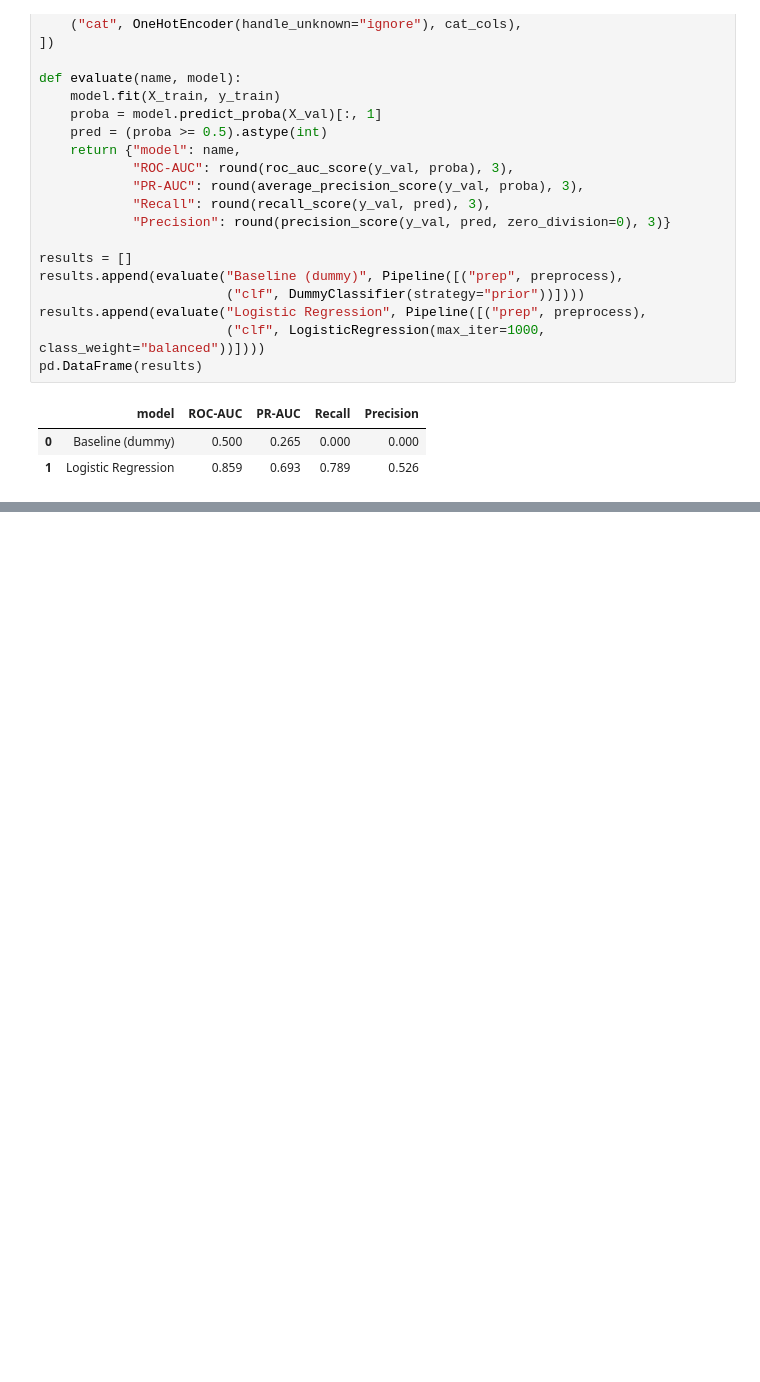
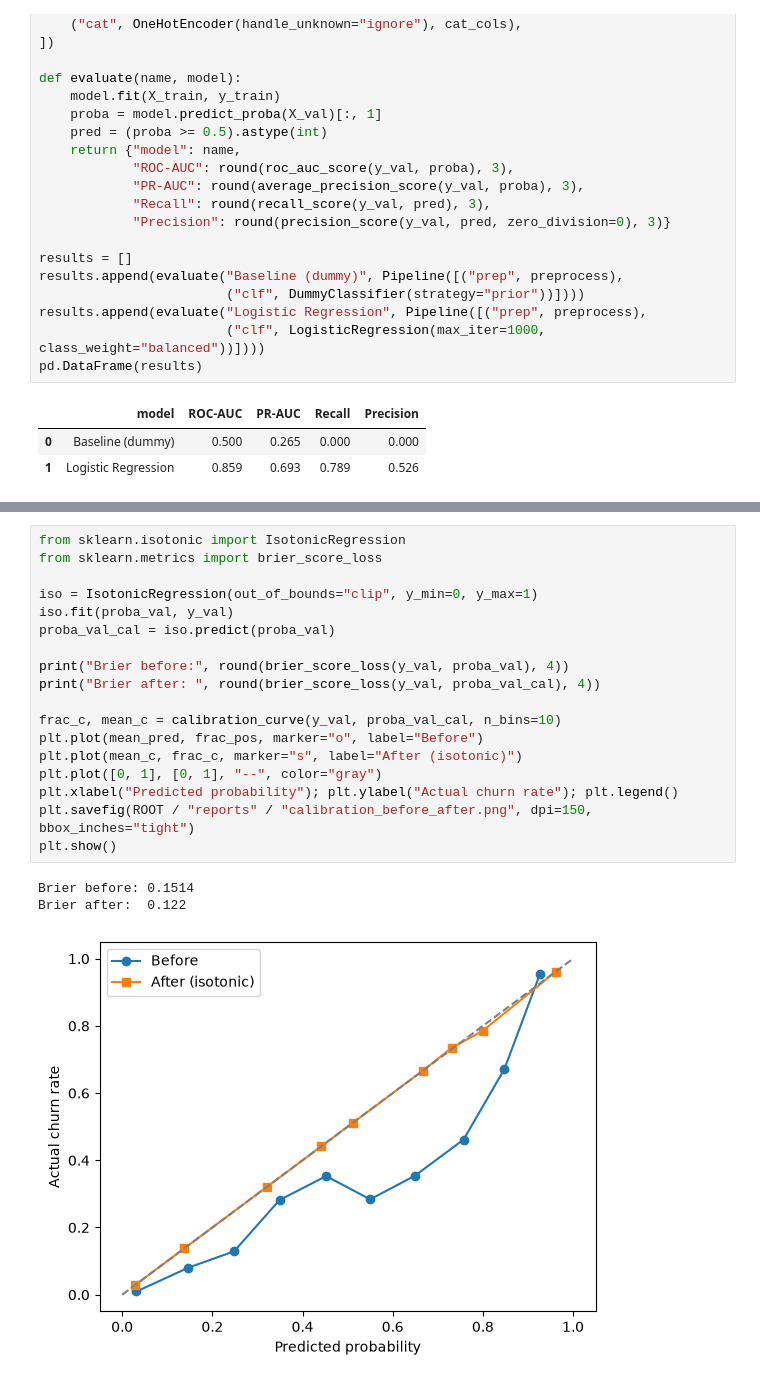
Before and after one commit to saragirl2003/customer-churn-retention, a Jupyter notebook: notebooks/06_modeling.ipynb, the cells around one changed output, grey strips where cells are left out. Saved outputs shown, nothing was run; the diff lists cells and outputs as text; blank space fills up the shorter version.

```diff
--- a/notebooks/06_modeling.ipynb
+++ b/notebooks/06_modeling.ipynb
@@ -61,0 +161,22 @@ pd.DataFrame(results)
+# %%
+from sklearn.isotonic import IsotonicRegression
+from sklearn.metrics import brier_score_loss
+
+iso = IsotonicRegression(out_of_bounds="clip", y_min=0, y_max=1)
+iso.fit(proba_val, y_val)
+proba_val_cal = iso.predict(proba_val)
+
+print("Brier before:", round(brier_score_loss(y_val, proba_val), 4))
+print("Brier after: ", round(brier_score_loss(y_val, proba_val_cal), 4))
+
+frac_c, mean_c = calibration_curve(y_val, proba_val_cal, n_bins=10)
+plt.plot(mean_pred, frac_pos, marker="o", label="Before")
+plt.plot(mean_c, frac_c, marker="s", label="After (isotonic)")
+plt.plot([0, 1], [0, 1], "--", color="gray")
+plt.xlabel("Predicted probability"); plt.ylabel("Actual churn rate"); plt.legend()
+plt.savefig(ROOT / "reports" / "calibration_before_after.png", dpi=150, bbox_inches="tight")
+plt.show()
+# %% [output]
+Brier before: 0.1514
+Brier after:  0.122
+[figure, added]
```
Also changed, not shown: parts of 5 cells of this notebook, 6 other files.
